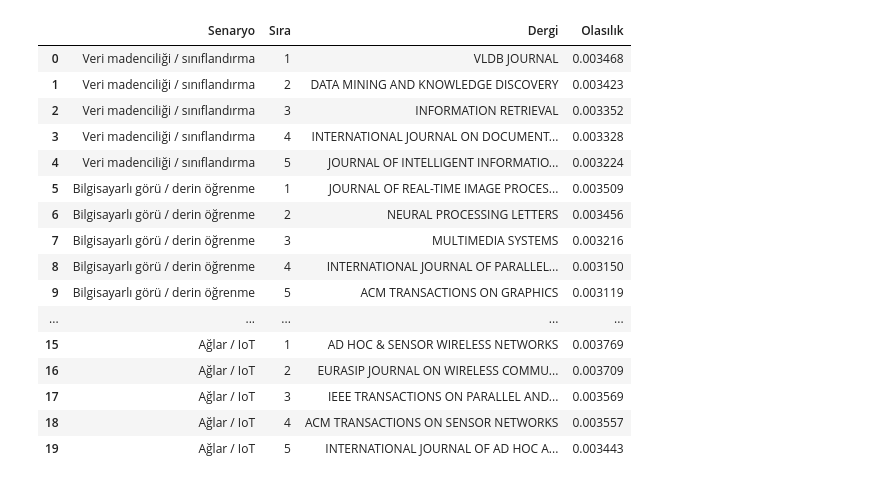
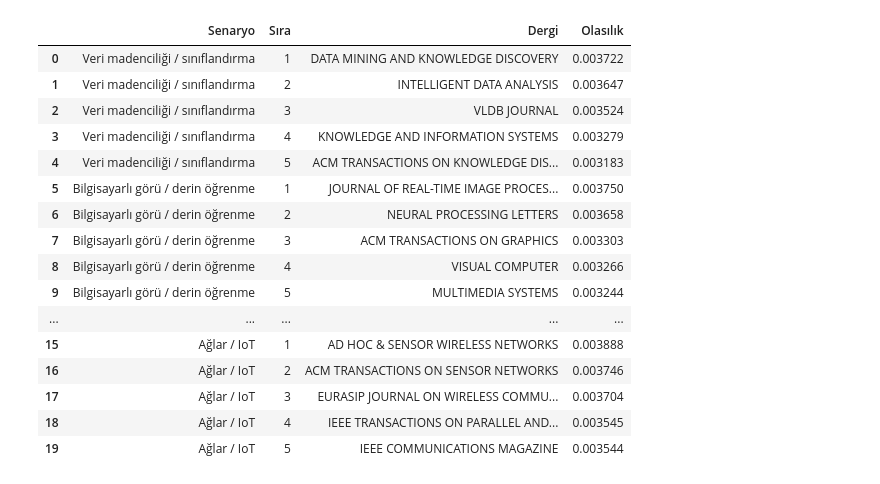
Before and after one commit to MuharremK0/DataMiningH2, a Jupyter notebook: FINAL_PROJECT_NOTEBOOK.ipynb, the cells around one changed output. Saved outputs shown, nothing was run; the diff lists cells and outputs as text; code cells hidden in the pictures.

```diff
--- a/FINAL_PROJECT_NOTEBOOK.ipynb
+++ b/FINAL_PROJECT_NOTEBOOK.ipynb
@@ -52,0 +124,20 @@ Aşağıdaki metinler yapay **örnek** abstract’lardır; farklı alt alanları
+# %%
+RUN_STEP9 = True
+
+step9_script = ROOT / "step9_topic_clustering.py"
+if not step9_script.is_file():
+    raise FileNotFoundError(step9_script)
+
+if RUN_STEP9:
+    print("Çalışıyor:", step9_script.name, "…")
+    proc = subprocess.run(
+        [sys.executable, str(step9_script)],
+        cwd=str(ROOT),
+        capture_output=False,
+        text=True,
+    )
+    if proc.returncode != 0:
+        raise RuntimeError(f"step9 çıkış kodu: {proc.returncode}")
+    print("step9 tamam.")
+else:
+    print("RUN_STEP9=False — atlandı. Küme CSV üretmek için RUN_STEP9=True veya: py step9_topic_clustering.py")
@@ -53,59 +223,62 @@ Aşağıdaki metinler yapay **örnek** abstract’lardır; farklı alt alanları
 # %%
 SAMPLE_ABSTRACTS = {
     "Veri madenciliği / sınıflandırma": """
 We propose a scalable framework for knowledge discovery from large relational and text databases.
 Our method combines frequent pattern mining, feature selection, and ensemble classification.
-Experiments on benchmark transaction and document collections show improved F1 and AUC compared to baseline decision trees and naive Bayes.
+Experiments on benchmark datasets show improved F1 compared to baseline methods.
 """.strip(),
     "Bilgisayarlı görü / derin öğrenme": """
-This paper presents a convolutional neural network architecture for real-time object detection in surveillance video.
-We introduce a lightweight backbone and multi-scale feature fusion; results on COCO-style benchmarks demonstrate reduced latency with competitive mean average precision.
+This paper presents a convolutional neural network for real-time object detection in video.
+We introduce a lightweight backbone and multi-scale feature fusion with competitive mAP.
 """.strip(),
-    "Biyoenformatik / genom": """
-We develop an algorithm for aligning short reads to a reference genome under noisy sequencing data.
-The approach uses probabilistic modeling of base quality scores and improves variant calling sensitivity for exome datasets.
+    "Biyoenformatik": """
+We develop an algorithm for aligning short reads to a reference genome under noisy sequencing.
+The approach uses probabilistic base quality scores and improves variant calling sensitivity.
 """.strip(),
     "Ağlar / IoT": """
 We study routing and energy efficiency in wireless sensor networks with intermittent connectivity.
-A distributed clustering protocol is proposed; simulation shows extended network lifetime compared to LEACH-style baselines.
+A distributed clustering protocol extends network lifetime compared to LEACH-style baselines.
 """.strip(),
 }
 
 rows = []
 for scenario, abstract in SAMPLE_ABSTRACTS.items():
-    recs = recommend_journals(pipeline, abstract=abstract, title="", keywords="", subjects="", top_k=5)
-    for rank, r in enumerate(recs, start=1):
+    for rank, r in enumerate(
+        recommend_journals(pipeline, abstract=abstract, title="", keywords="", subjects="", top_k=5),
+        start=1,
+    ):
         rows.append(
             {
                 "Senaryo": scenario,
                 "Sıra": rank,
                 "Dergi": r["journal"],
                 "Olasılık": round(r["score"], 6),
             }
         )
-
-rec_table = pd.DataFrame(rows)
-display(rec_table)
-
-for scenario, abstract in SAMPLE_ABSTRACTS.items():
-    display(Markdown(f"**{scenario}** — abstract (kısaltılmış):"))
-    short = abstract.replace("\n", " ")[:320] + ("…" if len(abstract) > 320 else "")
-    display(Markdown(f"_{short}_"))
+rec_df = pd.DataFrame(rows)
+display(rec_df)
+top1_per = rec_df[rec_df["Sıra"] == 1].set_index("Senaryo")["Olasılık"]
+fig, ax = plt.subplots(figsize=(7, 3))
+top1_per.plot(kind="barh", ax=ax, color="#8172b3")
+ax.set_xlabel("1. sıradaki öneri olasılığı")
+ax.set_title("Örnek senaryolar")
+plt.tight_layout()
+plt.show()
 # %% [output]
 |  | Senaryo | Sıra | Dergi | Olasılık |
-| 0 | Veri madenciliği / sınıflandırma | 1 | VLDB JOURNAL | 0.003468 |
-| 1 | Veri madenciliği / sınıflandırma | 2 | DATA MINING AND KNOWLEDGE DISCOVERY | 0.003423 |
-| 2 | Veri madenciliği / sınıflandırma | 3 | INFORMATION RETRIEVAL | 0.003352 |
-| 3 | Veri madenciliği / sınıflandırma | 4 | INTERNATIONAL JOURNAL ON DOCUMENT... | 0.003328 |
-| 4 | Veri madenciliği / sınıflandırma | 5 | JOURNAL OF INTELLIGENT INFORMATIO... | 0.003224 |
-| 5 | Bilgisayarlı görü / derin öğrenme | 1 | JOURNAL OF REAL-TIME IMAGE PROCES... | 0.003509 |
-| 6 | Bilgisayarlı görü / derin öğrenme | 2 | NEURAL PROCESSING LETTERS | 0.003456 |
-| 7 | Bilgisayarlı görü / derin öğrenme | 3 | MULTIMEDIA SYSTEMS | 0.003216 |
-| 8 | Bilgisayarlı görü / derin öğrenme | 4 | INTERNATIONAL JOURNAL OF PARALLEL... | 0.003150 |
-| 9 | Bilgisayarlı görü / derin öğrenme | 5 | ACM TRANSACTIONS ON GRAPHICS | 0.003119 |
+| 0 | Veri madenciliği / sınıflandırma | 1 | DATA MINING AND KNOWLEDGE DISCOVERY | 0.003722 |
+| 1 | Veri madenciliği / sınıflandırma | 2 | INTELLIGENT DATA ANALYSIS | 0.003647 |
+| 2 | Veri madenciliği / sınıflandırma | 3 | VLDB JOURNAL | 0.003524 |
+| 3 | Veri madenciliği / sınıflandırma | 4 | KNOWLEDGE AND INFORMATION SYSTEMS | 0.003279 |
+| 4 | Veri madenciliği / sınıflandırma | 5 | ACM TRANSACTIONS ON KNOWLEDGE DIS... | 0.003183 |
+| 5 | Bilgisayarlı görü / derin öğrenme | 1 | JOURNAL OF REAL-TIME IMAGE PROCES... | 0.003750 |
+| 6 | Bilgisayarlı görü / derin öğrenme | 2 | NEURAL PROCESSING LETTERS | 0.003658 |
+| 7 | Bilgisayarlı görü / derin öğrenme | 3 | ACM TRANSACTIONS ON GRAPHICS | 0.003303 |
+| 8 | Bilgisayarlı görü / derin öğrenme | 4 | VISUAL COMPUTER | 0.003266 |
+| 9 | Bilgisayarlı görü / derin öğrenme | 5 | MULTIMEDIA SYSTEMS | 0.003244 |
 | ... | ... | ... | ... | ... |
-| 15 | Ağlar / IoT | 1 | AD HOC & SENSOR WIRELESS NETWORKS | 0.003769 |
-| 16 | Ağlar / IoT | 2 | EURASIP JOURNAL ON WIRELESS COMMU... | 0.003709 |
-| 17 | Ağlar / IoT | 3 | IEEE TRANSACTIONS ON PARALLEL AND... | 0.003569 |
-| 18 | Ağlar / IoT | 4 | ACM TRANSACTIONS ON SENSOR NETWORKS | 0.003557 |
-| 19 | Ağlar / IoT | 5 | INTERNATIONAL JOURNAL OF AD HOC A... | 0.003443 |
+| 15 | Ağlar / IoT | 1 | AD HOC & SENSOR WIRELESS NETWORKS | 0.003888 |
+| 16 | Ağlar / IoT | 2 | ACM TRANSACTIONS ON SENSOR NETWORKS | 0.003746 |
+| 17 | Ağlar / IoT | 3 | EURASIP JOURNAL ON WIRELESS COMMU... | 0.003704 |
+| 18 | Ağlar / IoT | 4 | IEEE TRANSACTIONS ON PARALLEL AND... | 0.003545 |
+| 19 | Ağlar / IoT | 5 | IEEE COMMUNICATIONS MAGAZINE | 0.003544 |
```
Also changed, not shown: parts of 26 cells of this notebook, 7 other files.
